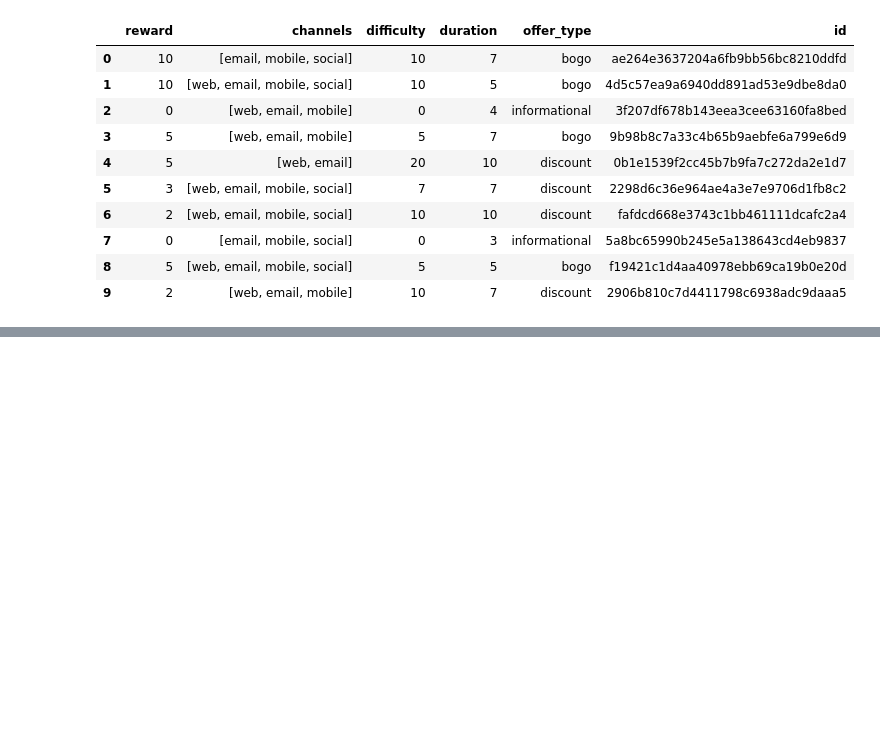
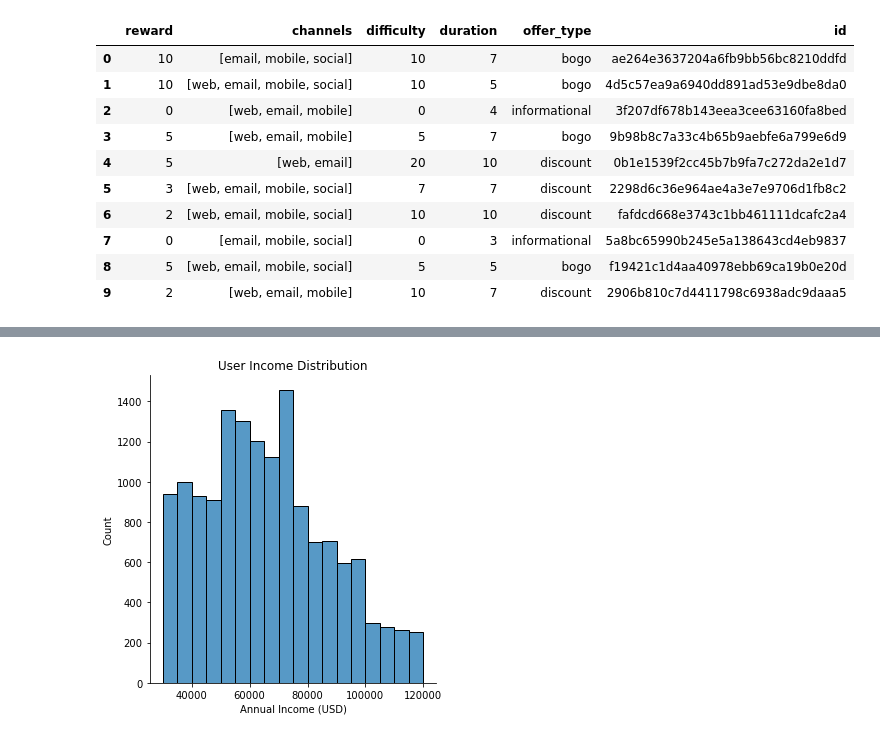
Before and after one commit to sandramuschkorgel/Udacity_DSND_Starbucks, a Jupyter notebook: Starbucks_Capstone_Challenge.ipynb, the cells around one changed output, grey strips where cells are left out. Cells and saved outputs as stored; diff of their text form; code cells hidden in the pictures; blank space fills up the shorter version.

```diff
--- a/Starbucks_Capstone_Challenge.ipynb
+++ b/Starbucks_Capstone_Challenge.ipynb
@@ -39,0 +627,7 @@ portfolio
+# %%
+bins = np.arange(30000, profile_clean.income.max()+5000, 5000)
+sb.displot(profile_clean.income, bins=bins)
+plt.title('User Income Distribution')
+plt.xlabel('Annual Income (USD)');
+# %% [output]
+[figure, added]
```
Also changed, not shown: parts of 120 cells of this notebook.
